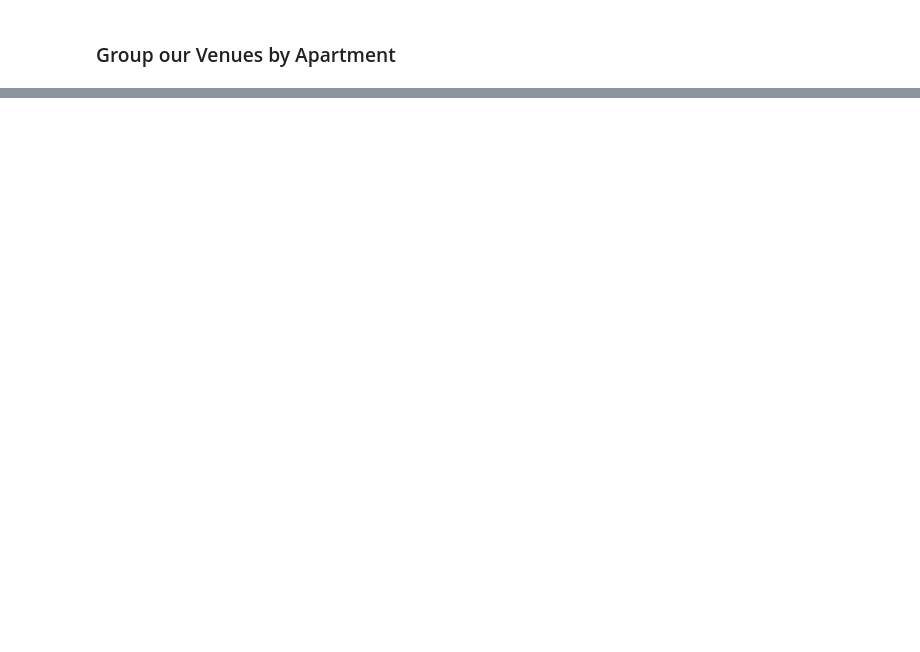
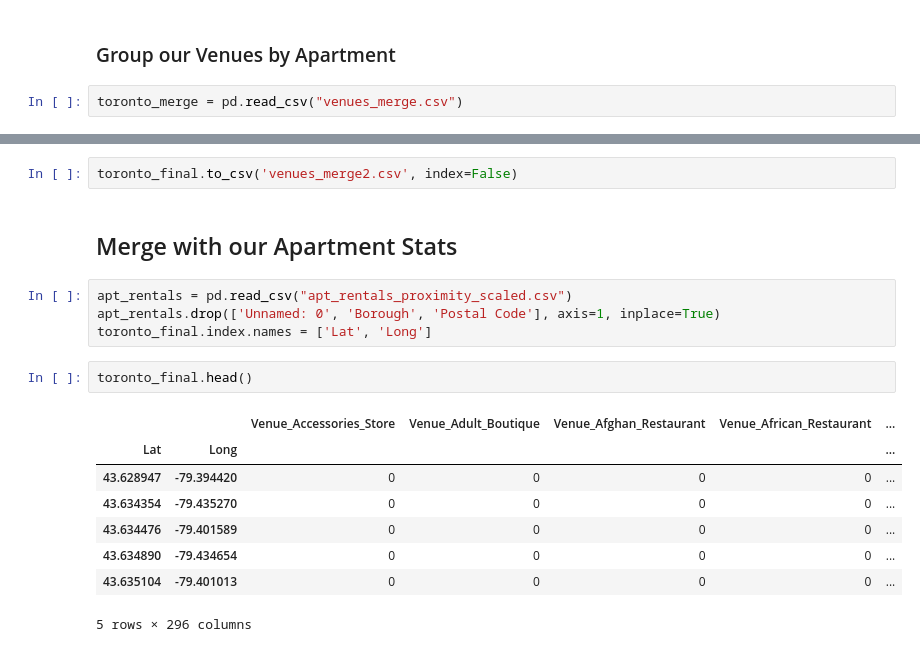
Before and after one commit to 1212-qwas/Coursera-Capstone, a Jupyter notebook: Capstone Project Part II.ipynb, the cells around one changed output, grey strips where cells are left out. Drawn from its saved outputs; the diff is of its cells as text; blank space fills up the shorter version.

```diff
--- a/Capstone Project Part II.ipynb
+++ b/Capstone Project Part II.ipynb
@@ -308,2 +308,4 @@ toronto_merge.to_csv('venues_merge.csv')
 # %% [markdown]
 ### Group our Venues by Apartment
+# %%
+toronto_merge = pd.read_csv("venues_merge.csv")
@@ -309,0 +326,19 @@ toronto_merge.to_csv('venues_merge.csv')
+# %%
+toronto_final.to_csv('venues_merge2.csv', index=False)
+# %% [markdown]
+## Merge with our Apartment Stats
+# %%
+apt_rentals = pd.read_csv("apt_rentals_proximity_scaled.csv")
+apt_rentals.drop(['Unnamed: 0', 'Borough', 'Postal Code'], axis=1, inplace=True)
+toronto_final.index.names = ['Lat', 'Long']
+# %%
+toronto_final.head()
+# %% [output]
+|  |  | Venue_Accessories_Store | Venue_Adult_Boutique | Venue_Afghan_Restaurant | Venue_African_Restaurant | ... |
+| Lat | Long |  |  |  |  | ... |
+| 43.628947 | -79.394420 | 0 | 0 | 0 | 0 | ... |
+| 43.634354 | -79.435270 | 0 | 0 | 0 | 0 | ... |
+| 43.634476 | -79.401589 | 0 | 0 | 0 | 0 | ... |
+| 43.634890 | -79.434654 | 0 | 0 | 0 | 0 | ... |
+| 43.635104 | -79.401013 | 0 | 0 | 0 | 0 | ... |
+5 rows × 296 columns
```
Also changed, not shown: parts of 10 cells of this notebook, 1 other file.
